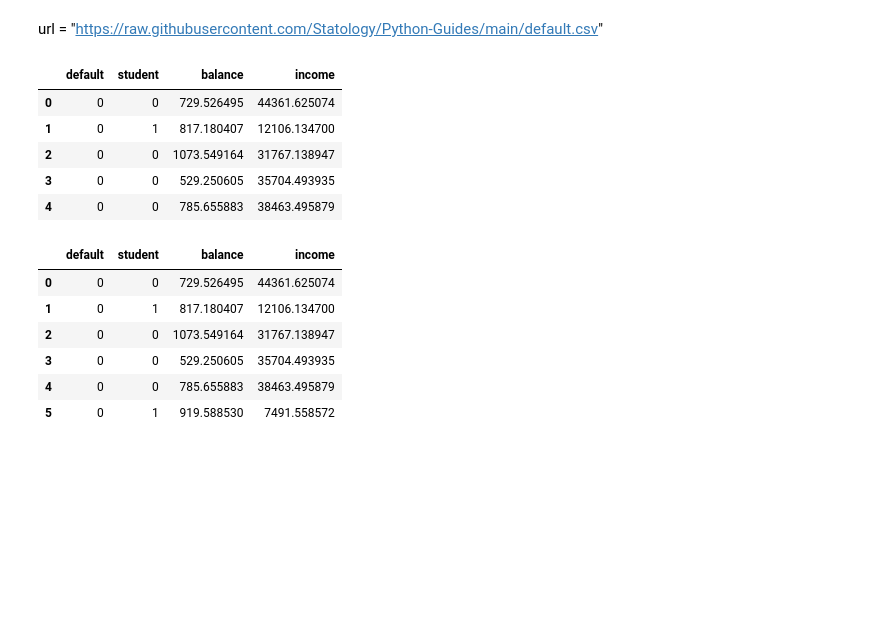
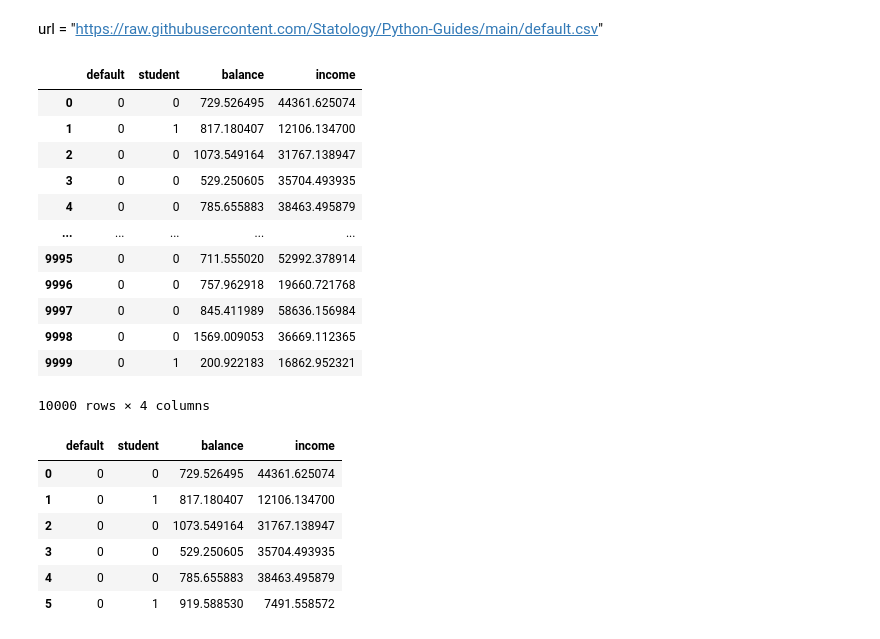
Before and after one commit to Dankoh224/Data_Science, a Jupyter notebook: 01 IA_fundamentals/11_regresion_logistica/02_discriminar_creditos/credito.ipynb, the cells around one changed output. Cells and saved outputs as stored; diff of their text form; code cells hidden in the pictures; blank space fills up the shorter version.

```diff
--- a/01 IA_fundamentals/11_regresion_logistica/02_discriminar_creditos/credito.ipynb
+++ b/01 IA_fundamentals/11_regresion_logistica/02_discriminar_creditos/credito.ipynb
@@ -11,14 +11,21 @@ url = "https://raw.githubusercontent.com/Statology/Python-Guides/main/default.cs
 # %%
 url = "https://raw.githubusercontent.com/Statology/Python-Guides/main/default.csv"
 data = pd.read_csv(url)
-data.head()
+data
 # %% [output]
 |  | default | student | balance | income |
 | 0 | 0 | 0 | 729.526495 | 44361.625074 |
 | 1 | 0 | 1 | 817.180407 | 12106.134700 |
 | 2 | 0 | 0 | 1073.549164 | 31767.138947 |
 | 3 | 0 | 0 | 529.250605 | 35704.493935 |
 | 4 | 0 | 0 | 785.655883 | 38463.495879 |
+| ... | ... | ... | ... | ... |
+| 9995 | 0 | 0 | 711.555020 | 52992.378914 |
+| 9996 | 0 | 0 | 757.962918 | 19660.721768 |
+| 9997 | 0 | 0 | 845.411989 | 58636.156984 |
+| 9998 | 0 | 0 | 1569.009053 | 36669.112365 |
+| 9999 | 0 | 1 | 200.922183 | 16862.952321 |
+10000 rows × 4 columns
 # %%
 data[0:6] #ver una cantidad de filas
 # %% [output]
```
Also changed, not shown: 2 other files.
